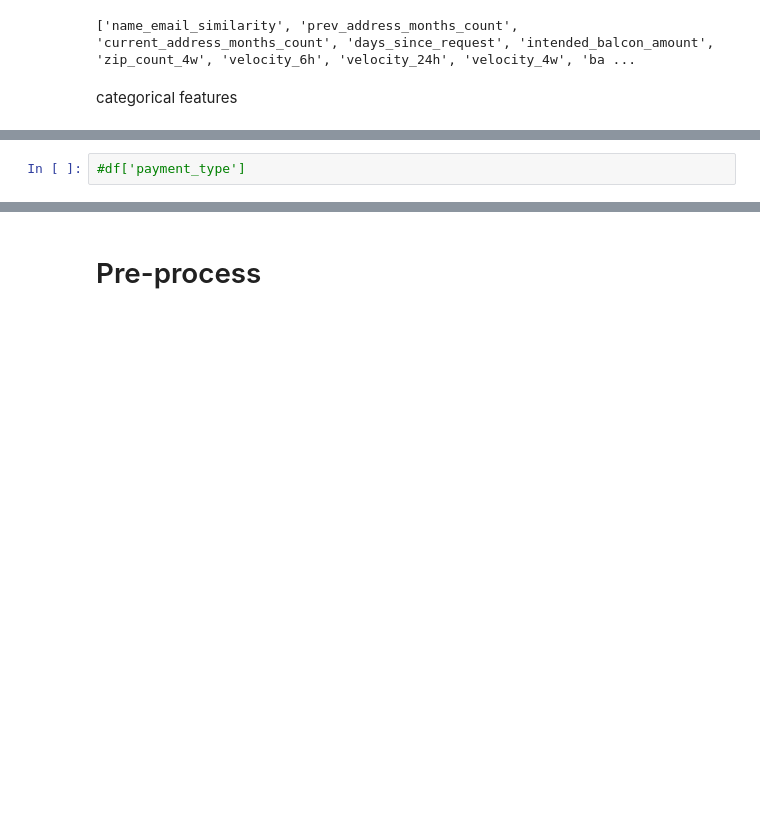
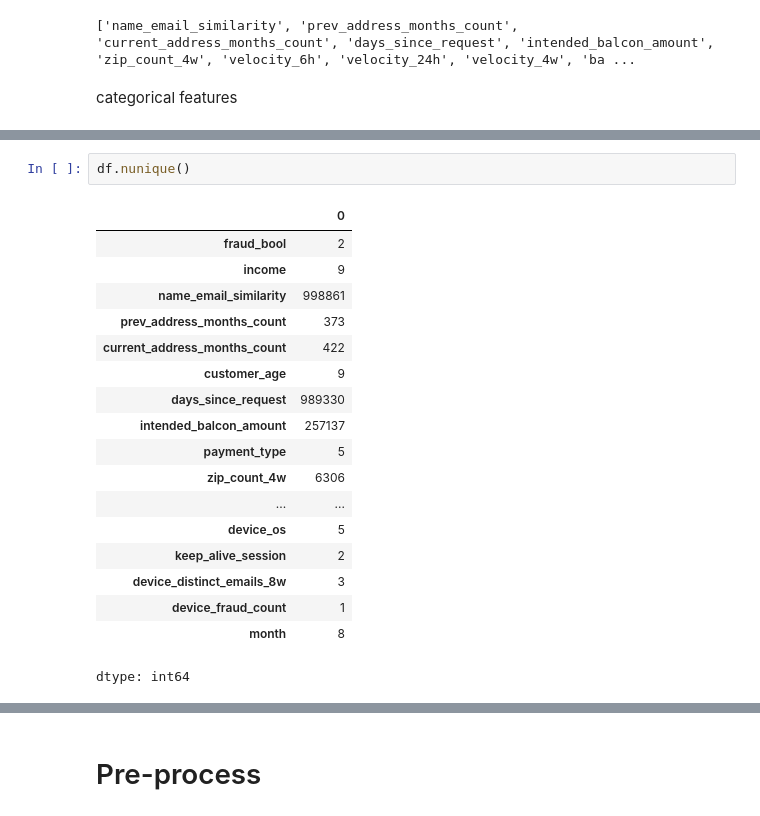
Before and after one commit to MDankloff/Cluster-Bias-Disco, a Jupyter notebook: Notebooks/BAF_Exploratory.ipynb, the cells around one changed output, grey strips where cells are left out. Cells and saved outputs as stored; diff of their text form; blank space fills up the shorter version.

```diff
--- a/Notebooks/BAF_Exploratory.ipynb
+++ b/Notebooks/BAF_Exploratory.ipynb
@@ -285,5 +291,24 @@ categorical_features = [x for x in new_df.columns if new_df[x].dtypes == "O"]
 print(categorical_features)
 # %% [output]
 ['payment_type', 'employment_status', 'housing_status', 'source', 'device_os']
-# %%
-#df['payment_type']
+# %%
+df.nunique()
+# %% [output]
+|  | 0 |
+| fraud_bool | 2 |
+| income | 9 |
+| name_email_similarity | 998861 |
+| prev_address_months_count | 373 |
+| current_address_months_count | 422 |
+| customer_age | 9 |
+| days_since_request | 989330 |
+| intended_balcon_amount | 257137 |
+| payment_type | 5 |
+| zip_count_4w | 6306 |
+| ... | ... |
+| device_os | 5 |
+| keep_alive_session | 2 |
+| device_distinct_emails_8w | 3 |
+| device_fraud_count | 1 |
+| month | 8 |
+dtype: int64
```
Also changed, not shown: parts of 29 cells of this notebook.
